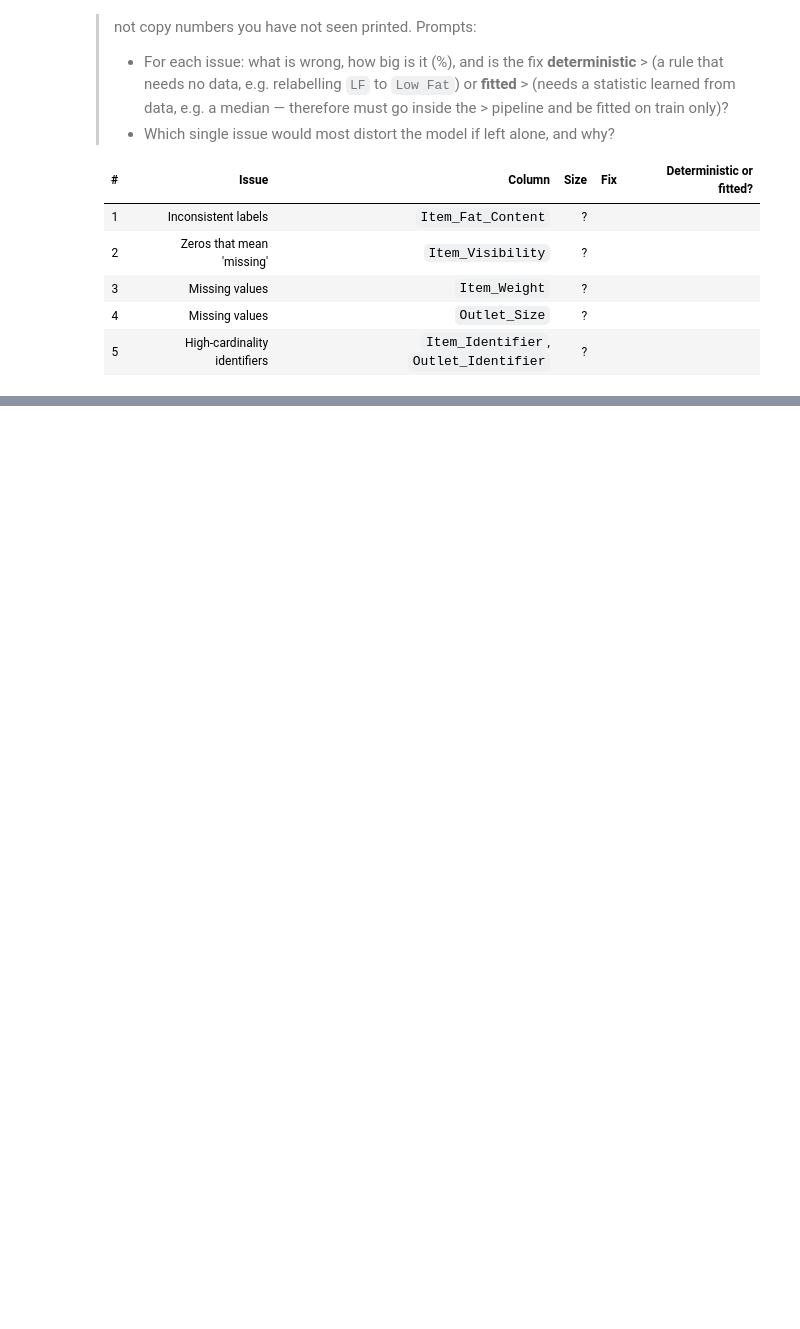
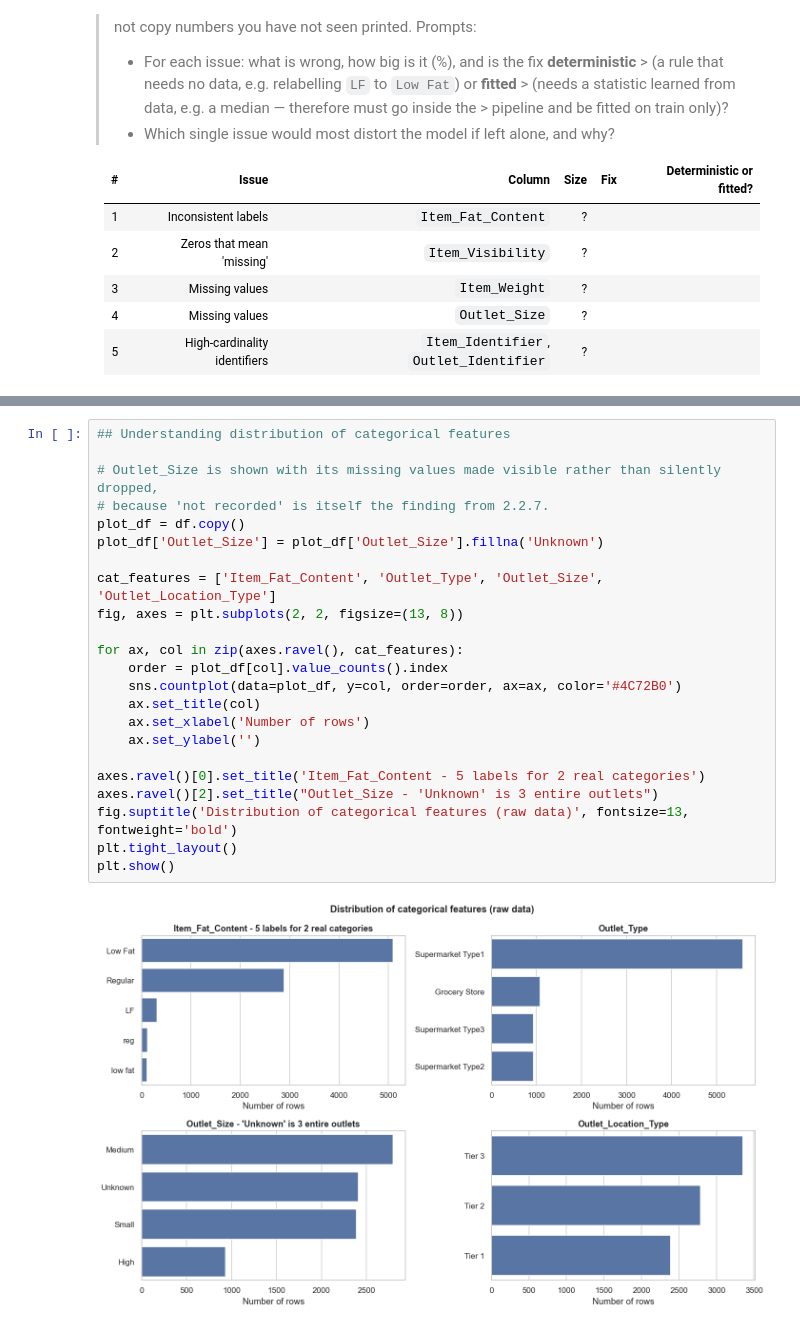
Before and after one commit to marcusteoh/bigmart-sales-forecaster, a Jupyter notebook: BigMart_Sales_Prediction.ipynb, the cells around one changed output, grey strips where cells are left out. Cells and saved outputs as stored; diff of their text form; blank space fills up the shorter version.

```diff
--- a/BigMart_Sales_Prediction.ipynb
+++ b/BigMart_Sales_Prediction.ipynb
@@ -349,0 +429,25 @@ Max distinct weights recorded for any one product : 1 (1 = weight is a stable pr
+# %%
+## Understanding distribution of categorical features
+
+# Outlet_Size is shown with its missing values made visible rather than silently dropped,
+# because 'not recorded' is itself the finding from 2.2.7.
+plot_df = df.copy()
+plot_df['Outlet_Size'] = plot_df['Outlet_Size'].fillna('Unknown')
+
+cat_features = ['Item_Fat_Content', 'Outlet_Type', 'Outlet_Size', 'Outlet_Location_Type']
+fig, axes = plt.subplots(2, 2, figsize=(13, 8))
+
+for ax, col in zip(axes.ravel(), cat_features):
+    order = plot_df[col].value_counts().index
+    sns.countplot(data=plot_df, y=col, order=order, ax=ax, color='#4C72B0')
+    ax.set_title(col)
+    ax.set_xlabel('Number of rows')
+    ax.set_ylabel('')
+
+axes.ravel()[0].set_title('Item_Fat_Content - 5 labels for 2 real categories')
+axes.ravel()[2].set_title("Outlet_Size - 'Unknown' is 3 entire outlets")
+fig.suptitle('Distribution of categorical features (raw data)', fontsize=13, fontweight='bold')
+plt.tight_layout()
+plt.show()
+# %% [output]
+[figure, added]
```
Also changed, not shown: parts of 16 cells of this notebook.
